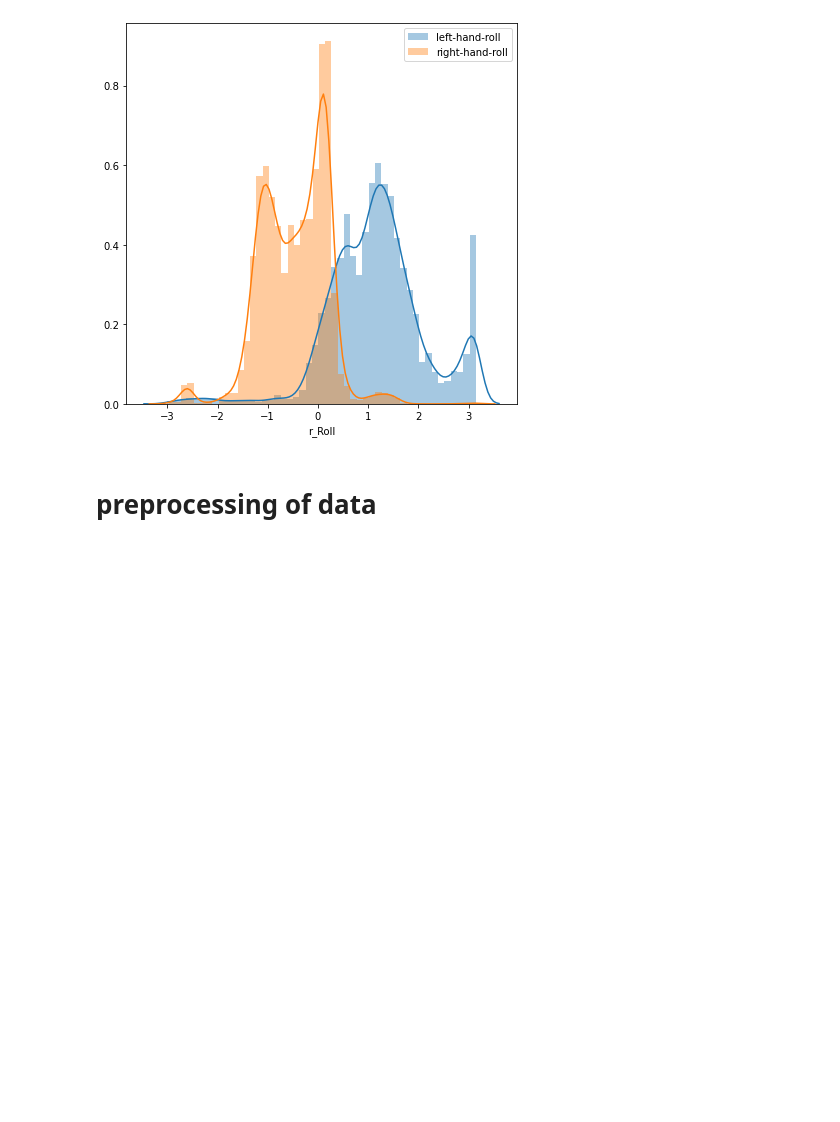
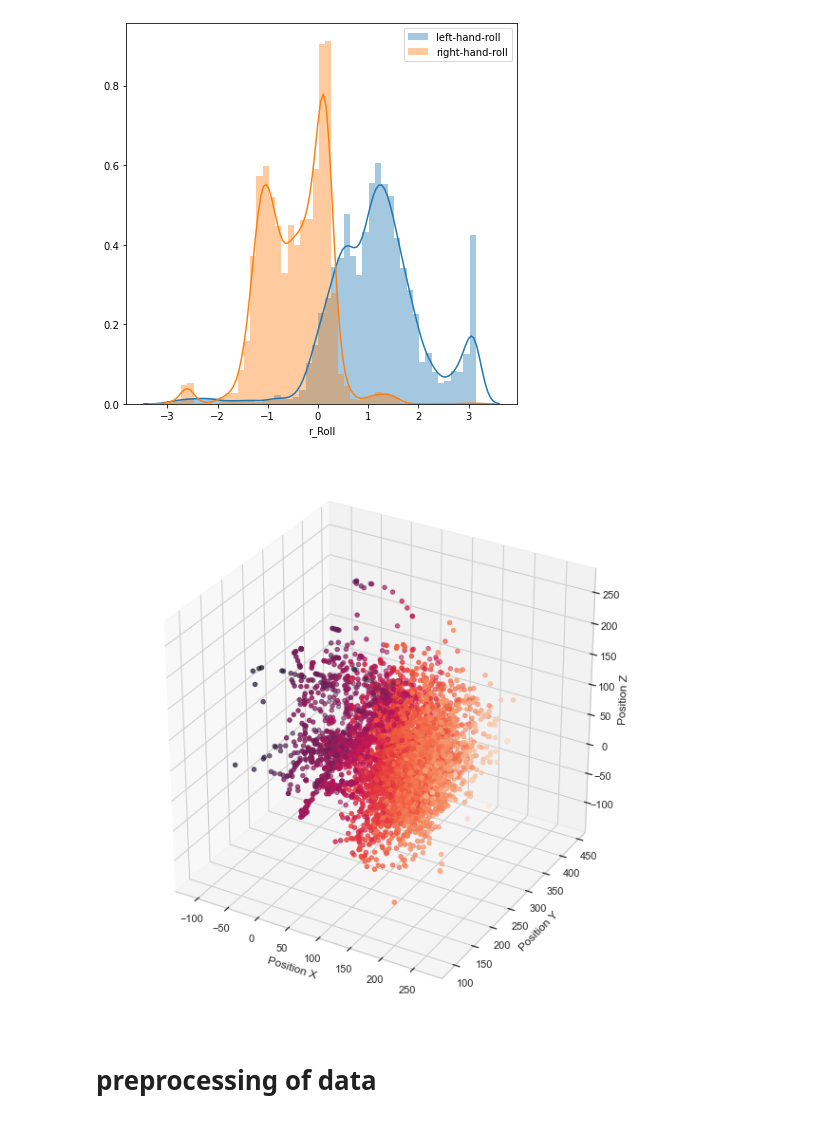
Before and after one commit to TaliaSeada/Data-Science-Research, a Jupyter notebook: Harnessing Machine Learning for interpersonal physical alignment.ipynb, the cells around one changed output. Drawn from its saved outputs; the diff is of its cells as text; code cells hidden in the pictures; blank space fills up the shorter version.

```diff
--- a/Harnessing Machine Learning for interpersonal physical alignment.ipynb
+++ b/Harnessing Machine Learning for interpersonal physical alignment.ipynb
@@ -438,3 +429,23 @@ plt.legend(labels=['left-hand-roll', 'right-hand-roll'])
 plt.show()
 # %% [output]
 [figure]
+# %%
+from mpl_toolkits.mplot3d import Axes3D
+sns.set_style("whitegrid", {'axes.grid' : False})
+
+fig = plt.figure(figsize=(8,8))
+
+ax = Axes3D(fig)
+
+x = train_df['r_Position X']
+y = train_df['r_Position Y']
+z = train_df['r_Position Z']
+
+ax.scatter(x, y, z, c=x, marker='o')
+ax.set_xlabel('Position X')
+ax.set_ylabel('Position Y')
+ax.set_zlabel('Position Z')
+
+plt.show()
+# %% [output]
+[figure, added]
```
Also changed, not shown: parts of 3 cells of this notebook.
